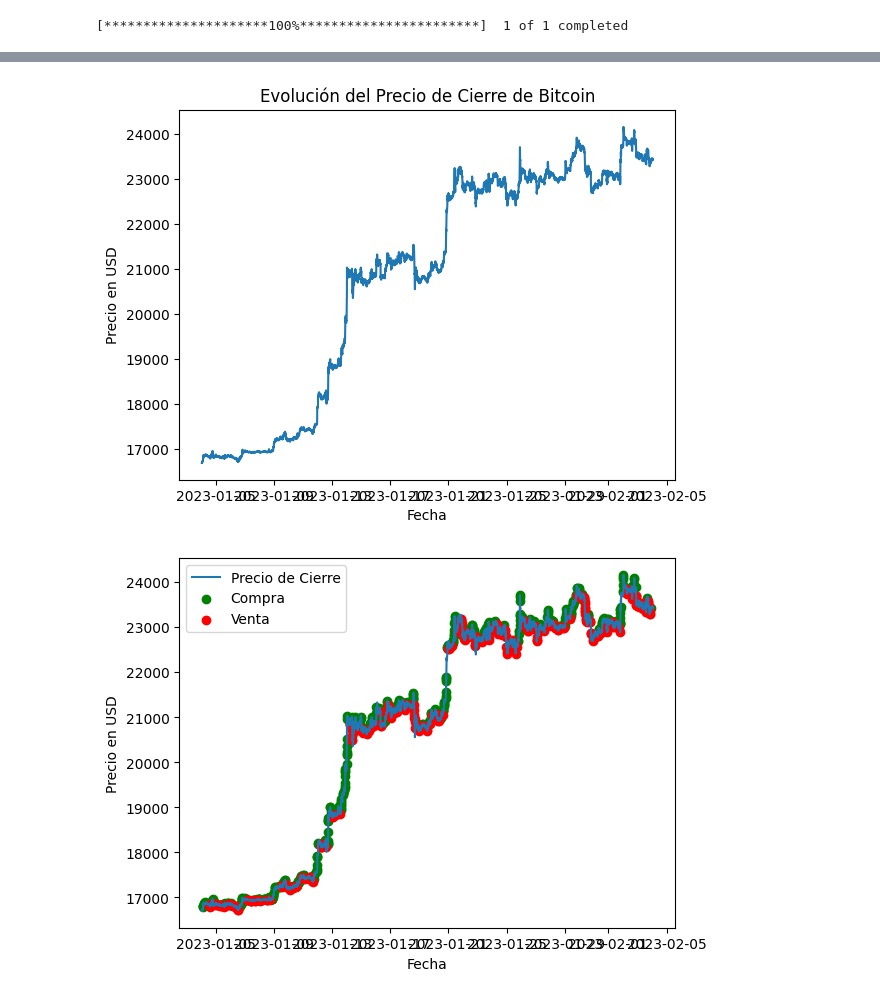
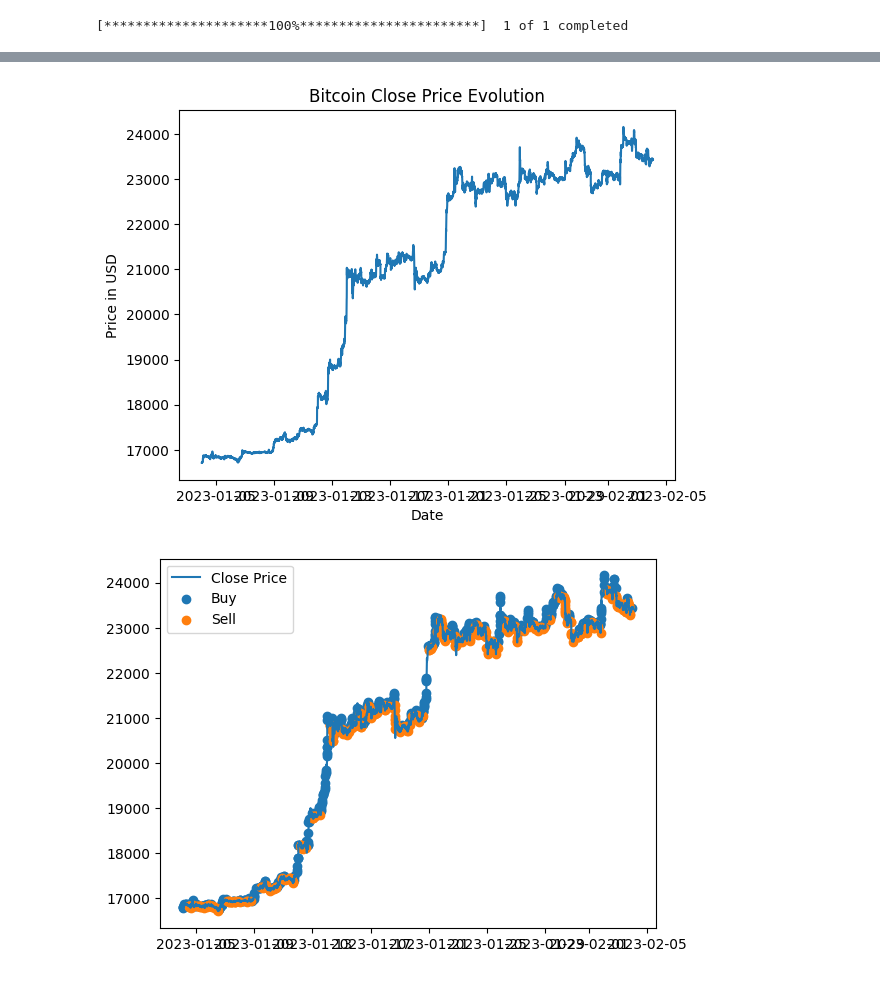
Before and after one commit to eleskigal/MACD, a Jupyter notebook: MACD-BB.ipynb, the cells around one changed output, grey strips where cells are left out. Cells and saved outputs as stored; diff of their text form; code cells hidden in the pictures.

```diff
--- a/MACD-BB.ipynb
+++ b/MACD-BB.ipynb
@@ -1,48 +1,54 @@
 # %%
 import yfinance as yf
+import numpy as np
 import pandas as pd
 import matplotlib.pyplot as plt
 
-# Descargar los datos históricos de Bitcoin
+# Download Bitcoin historical data
 btc = yf.download('BTC-USD', period="1mo", interval="5m")
 
-# Agregar las bandas de Bollinger
+# Add Bollinger Bands and MACD indicator
 window = 20
 no_of_std = 2
+
 btc['MA20'] = btc['Close'].rolling(window=window).mean()
 btc['Upper_Band'] = btc['MA20'] + no_of_std * btc['Close'].rolling(window=window).std()
 btc['Lower_Band'] = btc['MA20'] - no_of_std * btc['Close'].rolling(window=window).std()
 
-# Agregar las señales de compra y venta
-btc['Buy'] = (btc['Close'] > btc['Upper_Band']).astype(int)
-btc['Sell'] = (btc['Close'] < btc['Lower_Band']).astype(int)
+btc['26_EMA'] = btc['Close'].ewm(span=26).mean()
+btc['12_EMA'] = btc['Close'].ewm(span=12).mean()
+btc['MACD'] = btc['12_EMA'] - btc['26_EMA']
+btc['Signal_Line'] = btc['MACD'].ewm(span=9).mean()
 
-# Agregar la evolución del portfolio
-btc['Shares'] = (btc['Buy'] * 1000 / btc['Close']) - (btc['Sell'] * 1000 / btc['Close'])
+# Add Buy and Sell signals
+btc['Buy'] = np.where((btc['Close'] > btc['Upper_Band']) & (btc['MACD'] > btc['Signal_Line']), 1, 0)
+btc['Sell'] = np.where((btc['Close'] < btc['Lower_Band']) & (btc['MACD'] < btc['Signal_Line']), 1, 0)
+
+# Add Portfolio evolution
+btc['Shares'] = np.where(btc['Buy'] == 1, 1000 / btc['Close'], 0)
+btc['Shares'] = np.where(btc['Sell'] == 1, -btc['Shares'], btc['Shares'])
 btc['Shares'] = btc['Shares'].cumsum()
-btc['Portfolio Value'] = btc['Shares'] * btc['Close']
+btc['Portfolio_Value'] = btc['Shares'] * btc['Close']
 
-# Mostrar la evolución del valor del portfolio
-plt.plot(btc['Portfolio Value'])
-plt.title('Evolución del Valor del Portfolio')
-plt.xlabel('Fecha')
-plt.ylabel('Valor en USD')
+# Plot Portfolio Value evolution
+plt.plot(btc['Portfolio_Value'])
+plt.title('Portfolio Value Evolution')
+plt.xlabel('Date')
+plt.ylabel('Value in USD')
 plt.show()
 
-# Mostrar la evolución del precio de cierre de Bitcoin
+# Plot Bitcoin Close Price evolution
 plt.plot(btc['Close'])
-plt.title('Evolución del Precio de Cierre de Bitcoin')
-plt.xlabel('Fecha')
-plt.ylabel('Precio en USD')
+plt.title('Bitcoin Close Price Evolution')
+plt.xlabel('Date')
+plt.ylabel('Price in USD')
 plt.show()
 
-# Mostrar las señales de compra y venta en el precio de cierre de Bitcoin
-plt.plot(btc['Close'], label='Precio de Cierre')
-plt.scatter(btc.loc[btc['Buy'] == 1].index, btc.loc[btc['Buy'] == 1]['Close'], color='g', label='Compra')
-plt.scatter(btc.loc[btc['Sell'] == 1].index, btc.loc[btc['Sell'] == 1]['Close'], color='r', label='Venta')
+# Plot Buy and Sell signals on Bitcoin Close Price
+plt.plot(btc['Close'], label='Close Price')
+plt.scatter(btc.loc[btc['Buy'] == 1].index, btc.loc[btc['Buy'] == 1]['Close'], label='Buy')
+plt.scatter(btc.loc[btc['Sell'] == 1].index, btc.loc[btc['Sell'] == 1]['Close'], label='Sell')
 plt.legend()
-plt.xlabel('Fecha')
-plt.ylabel('Precio en USD')
 plt.show()
 # %% [output]
 [*********************100%***********************]  1 of 1 completed
@@ -50,2 +56,2 @@ plt.show()
-[figure, old version]
+[figure, new version]
-[figure, old version]
+[figure, new version]
```
Also changed, not shown: parts of 1 cell of this notebook.
